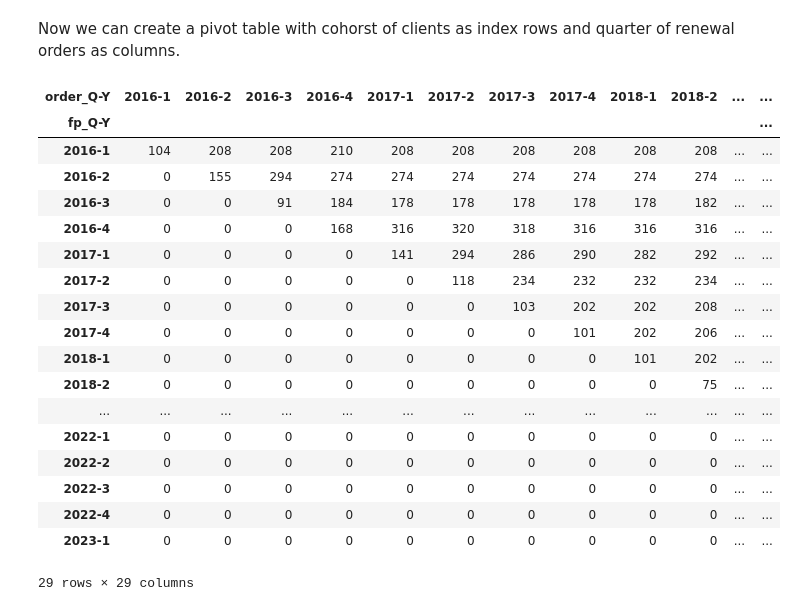
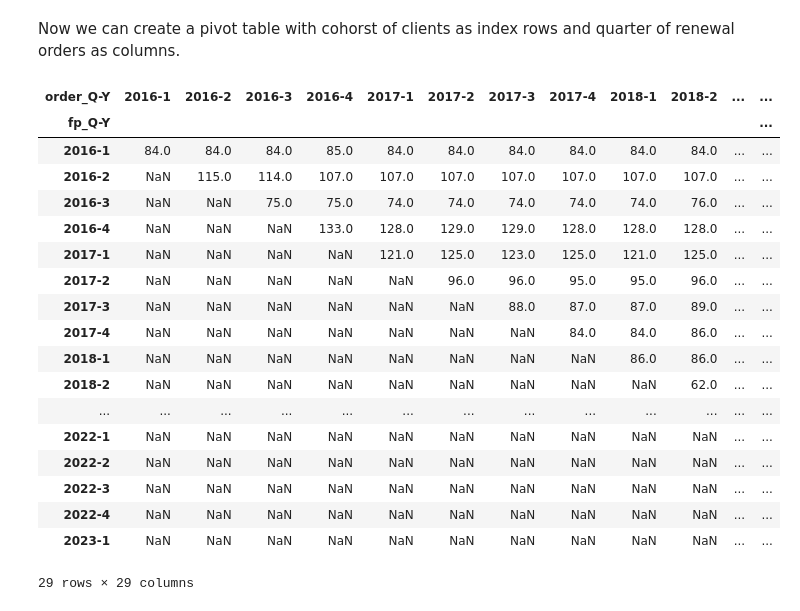
Before and after one commit to maratyakovlev/BIERDECKEL, a Jupyter notebook: UPWORK_P1.ipynb, the cells around one changed output. Cells and saved outputs as stored; diff of their text form; code cells hidden in the pictures.

Commit message:
Altered old order "recreation" mechanism

```diff
--- a/UPWORK_P1.ipynb
+++ b/UPWORK_P1.ipynb
@@ -208,7 +208,7 @@ If the first purchase of the client is before 09/02/2021 we would add additional
 # %% [markdown]
 Since code below requires a lot of time (at least on my machine) - let's drop columns unnecessary for further analysis: Id, OrderId, OrderTotal, Invoice Id.
 # %%
-orders_df.drop(labels=['Id','OrderId','OrderTotal','Invoice id'], axis=1, inplace=True)
+orders_df.drop(labels=['Id','OrderTotal','Invoice id'], axis=1, inplace=True)
 # %%
 display(orders_df.head())
 # %% [output]
@@ -221,12 +224,15 @@ display(orders_df.head())
+# %%
+orders_only_first_df = orders_df.sort_values(by=['Contact Id','OrderId'],ascending=True)
+orders_only_first_df.drop_duplicates(subset='Contact Id',inplace=True)
 # %%
-df_ind = range(0,len(orders_df.index))
+df_ind = range(0,len(orders_only_first_df.index)) #using dataframe created above to create correct iterator
 
 for row in df_ind:
-    purchase_date = orders_df.iloc[row,3]
-    while (purchase_date+pd.Timedelta(days=90)) < orders_df.iloc[row,1]:
-        first_purchase_row = pd.DataFrame([[orders_df.iloc[row,0],purchase_date,None,orders_df.iloc[row,7]]], columns = orders_df.columns)
-        orders_df = pd.concat([orders_df,first_purchase_row],ignore_index=True)
-        purchase_row = pd.DataFrame([[None,orders_df.iloc[row,1],None,purchase_date+pd.Timedelta(days=90),None,None,None,orders_df.iloc[row,7]]], columns = orders_df.columns)
+    purchase_date = orders_only_first_df.iloc[row,4]
+    first_purchase_row = pd.DataFrame([[orders_only_first_df.iloc[row,0],None,purchase_date,None,orders_only_first_df.iloc[row,4]]], columns = orders_df.columns)
+    orders_df = pd.concat([orders_df,first_purchase_row],ignore_index=True)
+    while (purchase_date+pd.Timedelta(days=90)) < orders_only_first_df.iloc[row,2]:
+        purchase_row = pd.DataFrame([[orders_only_first_df.iloc[row,0],None,purchase_date+pd.Timedelta(days=90),None,orders_only_first_df.iloc[row,4]]], columns = orders_df.columns)
         orders_df = pd.concat([orders_df,purchase_row],ignore_index=True)
         purchase_date = purchase_date + pd.Timedelta(days=90)
 # %%
@@ -370,28 +374,28 @@ display(orders_df[orders_df['fp_Q-Y'] == '2016-1'])
 # %% [markdown]
 Now we can create a pivot table with cohorst of clients as index rows and quarter of renewal orders as columns.
 # %%
-pivot_table = pd.pivot_table(orders_df,values='OrderDate', index='fp_Q-Y',columns='order_Q-Y',aggfunc='count', fill_value = 0)
+pivot_table = pd.pivot_table(orders_df,values='OrderDate', index='fp_Q-Y',columns='order_Q-Y',aggfunc='count', fill_value = None)
 
 display(pivot_table)
 # %% [output]
 | order_Q-Y | 2016-1 | 2016-2 | 2016-3 | 2016-4 | 2017-1 | 2017-2 | 2017-3 | 2017-4 | 2018-1 | 2018-2 | ... | ... |
 | fp_Q-Y |  |  |  |  |  |  |  |  |  |  |  | ... |
-| 2016-1 | 104 | 208 | 208 | 210 | 208 | 208 | 208 | 208 | 208 | 208 | ... | ... |
-| 2016-2 | 0 | 155 | 294 | 274 | 274 | 274 | 274 | 274 | 274 | 274 | ... | ... |
-| 2016-3 | 0 | 0 | 91 | 184 | 178 | 178 | 178 | 178 | 178 | 182 | ... | ... |
-| 2016-4 | 0 | 0 | 0 | 168 | 316 | 320 | 318 | 316 | 316 | 316 | ... | ... |
-| 2017-1 | 0 | 0 | 0 | 0 | 141 | 294 | 286 | 290 | 282 | 292 | ... | ... |
-| 2017-2 | 0 | 0 | 0 | 0 | 0 | 118 | 234 | 232 | 232 | 234 | ... | ... |
-| 2017-3 | 0 | 0 | 0 | 0 | 0 | 0 | 103 | 202 | 202 | 208 | ... | ... |
-| 2017-4 | 0 | 0 | 0 | 0 | 0 | 0 | 0 | 101 | 202 | 206 | ... | ... |
-| 2018-1 | 0 | 0 | 0 | 0 | 0 | 0 | 0 | 0 | 101 | 202 | ... | ... |
-| 2018-2 | 0 | 0 | 0 | 0 | 0 | 0 | 0 | 0 | 0 | 75 | ... | ... |
+| 2016-1 | 84.0 | 84.0 | 84.0 | 85.0 | 84.0 | 84.0 | 84.0 | 84.0 | 84.0 | 84.0 | ... | ... |
+| 2016-2 | NaN | 115.0 | 114.0 | 107.0 | 107.0 | 107.0 | 107.0 | 107.0 | 107.0 | 107.0 | ... | ... |
+| 2016-3 | NaN | NaN | 75.0 | 75.0 | 74.0 | 74.0 | 74.0 | 74.0 | 74.0 | 76.0 | ... | ... |
+| 2016-4 | NaN | NaN | NaN | 133.0 | 128.0 | 129.0 | 129.0 | 128.0 | 128.0 | 128.0 | ... | ... |
+| 2017-1 | NaN | NaN | NaN | NaN | 121.0 | 125.0 | 123.0 | 125.0 | 121.0 | 125.0 | ... | ... |
+| 2017-2 | NaN | NaN | NaN | NaN | NaN | 96.0 | 96.0 | 95.0 | 95.0 | 96.0 | ... | ... |
+| 2017-3 | NaN | NaN | NaN | NaN | NaN | NaN | 88.0 | 87.0 | 87.0 | 89.0 | ... | ... |
+| 2017-4 | NaN | NaN | NaN | NaN | NaN | NaN | NaN | 84.0 | 84.0 | 86.0 | ... | ... |
+| 2018-1 | NaN | NaN | NaN | NaN | NaN | NaN | NaN | NaN | 86.0 | 86.0 | ... | ... |
+| 2018-2 | NaN | NaN | NaN | NaN | NaN | NaN | NaN | NaN | NaN | 62.0 | ... | ... |
 | ... | ... | ... | ... | ... | ... | ... | ... | ... | ... | ... | ... | ... |
-| 2022-1 | 0 | 0 | 0 | 0 | 0 | 0 | 0 | 0 | 0 | 0 | ... | ... |
-| 2022-2 | 0 | 0 | 0 | 0 | 0 | 0 | 0 | 0 | 0 | 0 | ... | ... |
-| 2022-3 | 0 | 0 | 0 | 0 | 0 | 0 | 0 | 0 | 0 | 0 | ... | ... |
-| 2022-4 | 0 | 0 | 0 | 0 | 0 | 0 | 0 | 0 | 0 | 0 | ... | ... |
-| 2023-1 | 0 | 0 | 0 | 0 | 0 | 0 | 0 | 0 | 0 | 0 | ... | ... |
+| 2022-1 | NaN | NaN | NaN | NaN | NaN | NaN | NaN | NaN | NaN | NaN | ... | ... |
+| 2022-2 | NaN | NaN | NaN | NaN | NaN | NaN | NaN | NaN | NaN | NaN | ... | ... |
+| 2022-3 | NaN | NaN | NaN | NaN | NaN | NaN | NaN | NaN | NaN | NaN | ... | ... |
+| 2022-4 | NaN | NaN | NaN | NaN | NaN | NaN | NaN | NaN | NaN | NaN | ... | ... |
+| 2023-1 | NaN | NaN | NaN | NaN | NaN | NaN | NaN | NaN | NaN | NaN | ... | ... |
 29 rows × 29 columns
 # %%
 pivot_table.to_excel('C:/Users/user/Documents/IDE/UPWORK_P1/pivot_table.xlsx')
```
Also changed, not shown: parts of 7 cells of this notebook.
